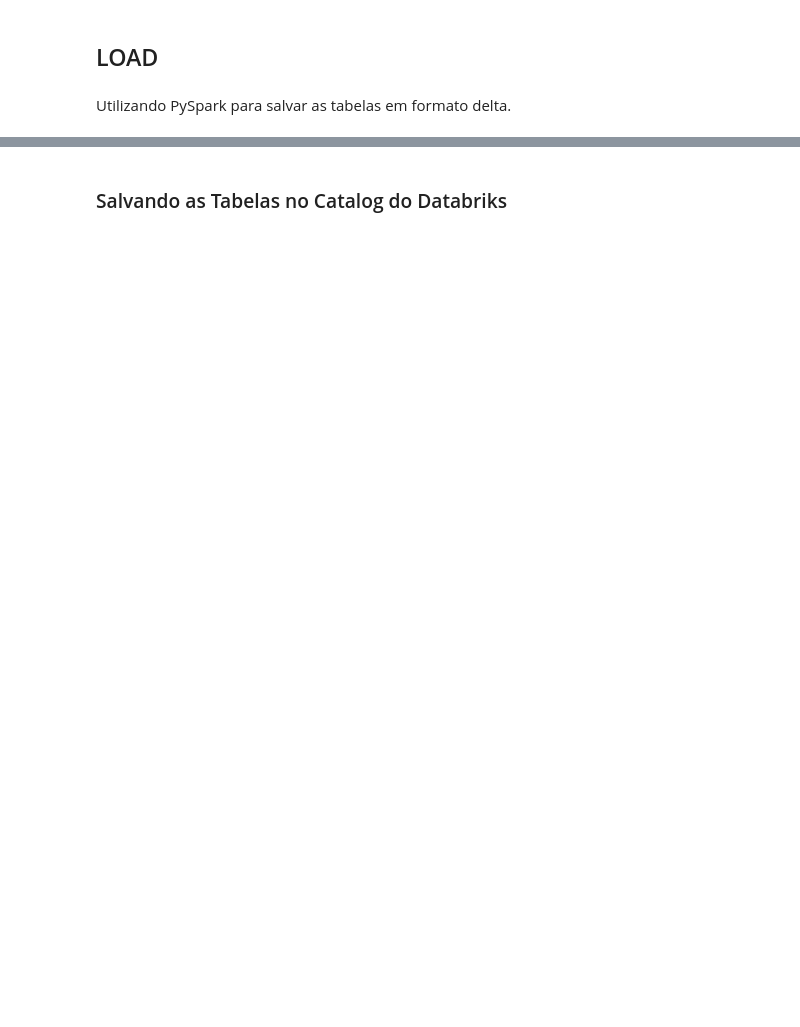
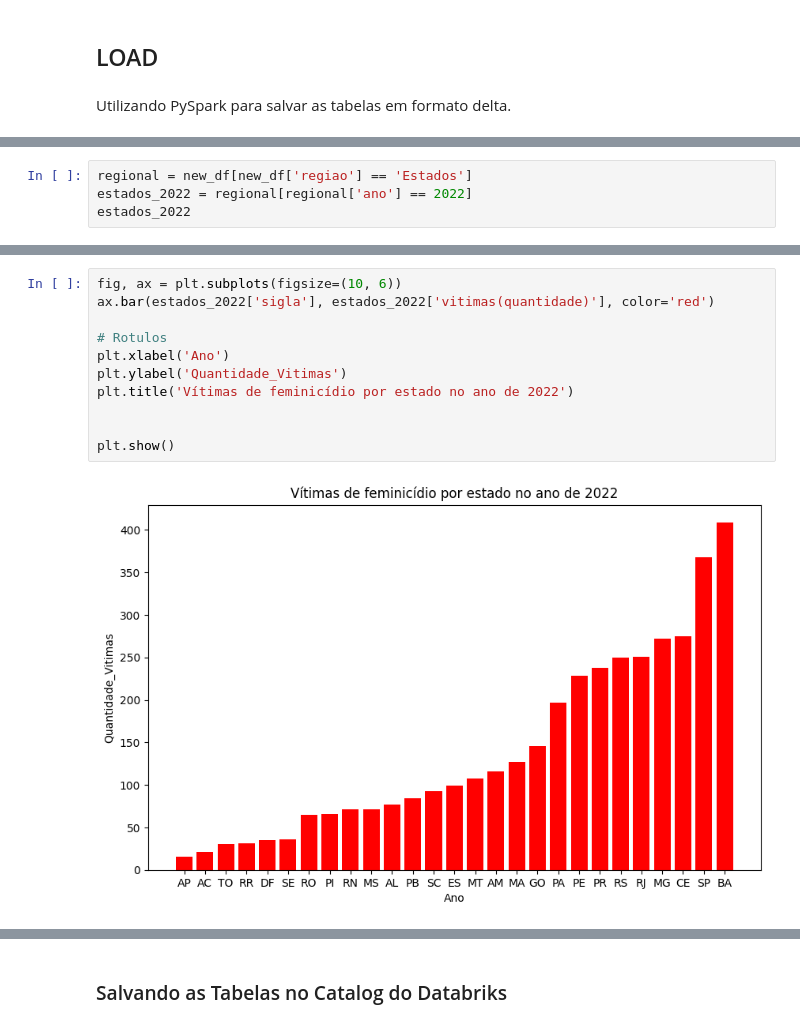
Before and after one commit to JhonCostaDev/Projeto-Extra-o-dados---Ada-Coders-2024, a Jupyter notebook: feminicidio/projeto_extracao_dados.ipynb, the cells around one changed output, grey strips where cells are left out. Saved outputs shown, nothing was run; the diff lists cells and outputs as text; blank space fills up the shorter version.

```diff
--- a/feminicidio/projeto_extracao_dados.ipynb
+++ b/feminicidio/projeto_extracao_dados.ipynb
@@ -388,0 +435,4 @@ feminicidios_municipios = ps.DataFrame(df_municipios)
+# %%
+regional = new_df[new_df['regiao'] == 'Estados']
+estados_2022 = regional[regional['ano'] == 2022]
+estados_2022
@@ -388,0 +457,13 @@ feminicidios_municipios = ps.DataFrame(df_municipios)
+# %%
+fig, ax = plt.subplots(figsize=(10, 6))
+ax.bar(estados_2022['sigla'], estados_2022['vitimas(quantidade)'], color='red')
+
+# Rotulos
+plt.xlabel('Ano')
+plt.ylabel('Quantidade_Vitimas')
+plt.title('Vítimas de feminicídio por estado no ano de 2022')
+
+
+plt.show()
+# %% [output]
+[figure, added]
```
Also changed, not shown: parts of 84 cells of this notebook, 1 other file.
